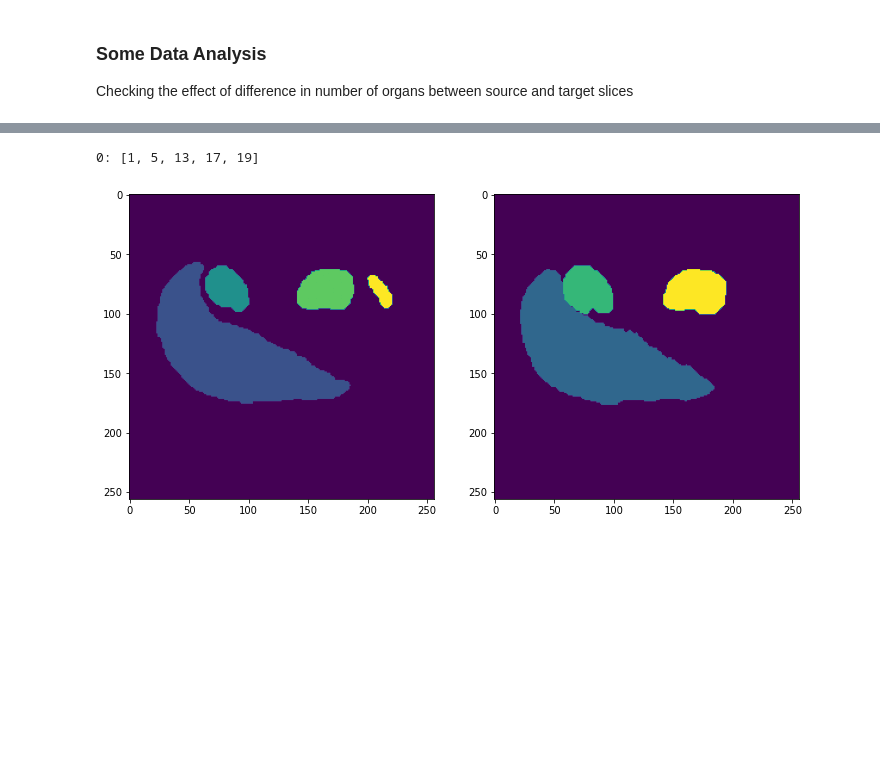
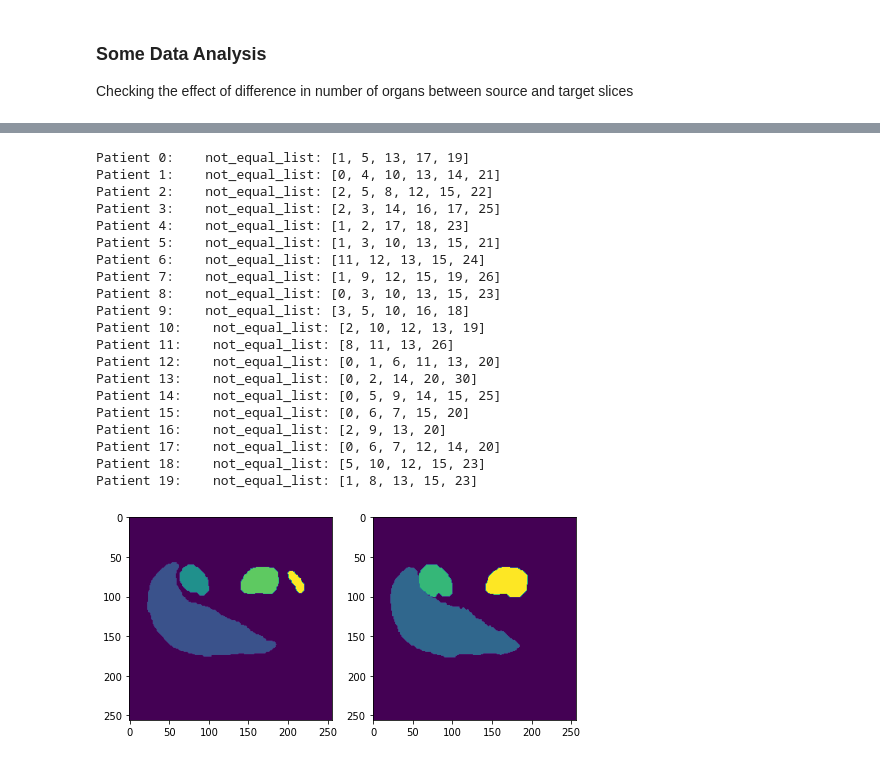
Before and after one commit to Armin-Saadat/rnn-registration-old, a Jupyter notebook: test.ipynb, the cells around one changed output, grey strips where cells are left out. Drawn from its saved outputs; the diff is of its cells as text; code cells hidden in the pictures; blank space fills up the shorter version.

```diff
--- a/test.ipynb
+++ b/test.ipynb
@@ -427,16 +494,35 @@ for i, pl in enumerate([labels[3]]):
     neq_dict[i] = neq_list
 # %%
 for i, nel in neq_dict.items():
-    print(f'{i}: {nel}')
+    print(f'Patient {i}:    not_equal_list: {nel}')
 # %% [output]
-0: [1, 5, 13, 17, 19]
+Patient 0:    not_equal_list: [1, 5, 13, 17, 19]
+Patient 1:    not_equal_list: [0, 4, 10, 13, 14, 21]
+Patient 2:    not_equal_list: [2, 5, 8, 12, 15, 22]
+Patient 3:    not_equal_list: [2, 3, 14, 16, 17, 25]
+Patient 4:    not_equal_list: [1, 2, 17, 18, 23]
+Patient 5:    not_equal_list: [1, 3, 10, 13, 15, 21]
+Patient 6:    not_equal_list: [11, 12, 13, 15, 24]
+Patient 7:    not_equal_list: [1, 9, 12, 15, 19, 26]
+Patient 8:    not_equal_list: [0, 3, 10, 13, 15, 23]
+Patient 9:    not_equal_list: [3, 5, 10, 16, 18]
+Patient 10:    not_equal_list: [2, 10, 12, 13, 19]
+Patient 11:    not_equal_list: [8, 11, 13, 26]
+Patient 12:    not_equal_list: [0, 1, 6, 11, 13, 20]
+Patient 13:    not_equal_list: [0, 2, 14, 20, 30]
+Patient 14:    not_equal_list: [0, 5, 9, 14, 15, 25]
+Patient 15:    not_equal_list: [0, 6, 7, 15, 20]
+Patient 16:    not_equal_list: [2, 9, 13, 20]
+Patient 17:    not_equal_list: [0, 6, 7, 12, 14, 20]
+Patient 18:    not_equal_list: [5, 10, 12, 15, 23]
+Patient 19:    not_equal_list: [1, 8, 13, 15, 23]
 # %%
 pid, s = 3, 14
-fig, (ax1, ax2) = plt.subplots(1, 2, figsize=(12, 12))
+fig, (ax1, ax2) = plt.subplots(1, 2, figsize=(8, 12))
 ax1.imshow(labels[pid][1:][s])
 ax2.imshow(labels[pid][:-1][s]);
 # %% [output]
-[figure, old version]
+[figure, new version]
 # %%
 import warnings
 warnings.simplefilter("ignore")
```
Also changed, not shown: parts of 11 cells of this notebook, 1 other file.
